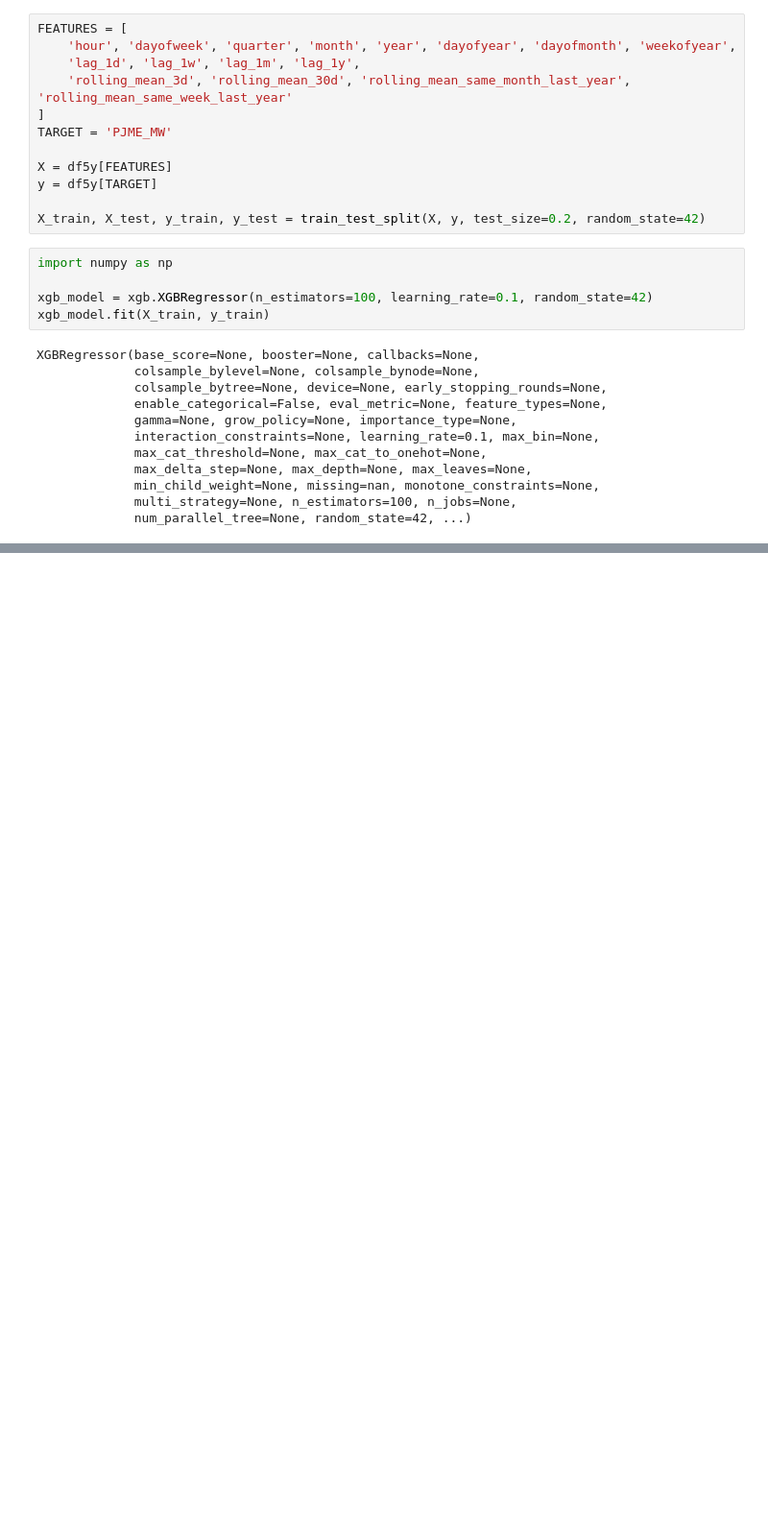
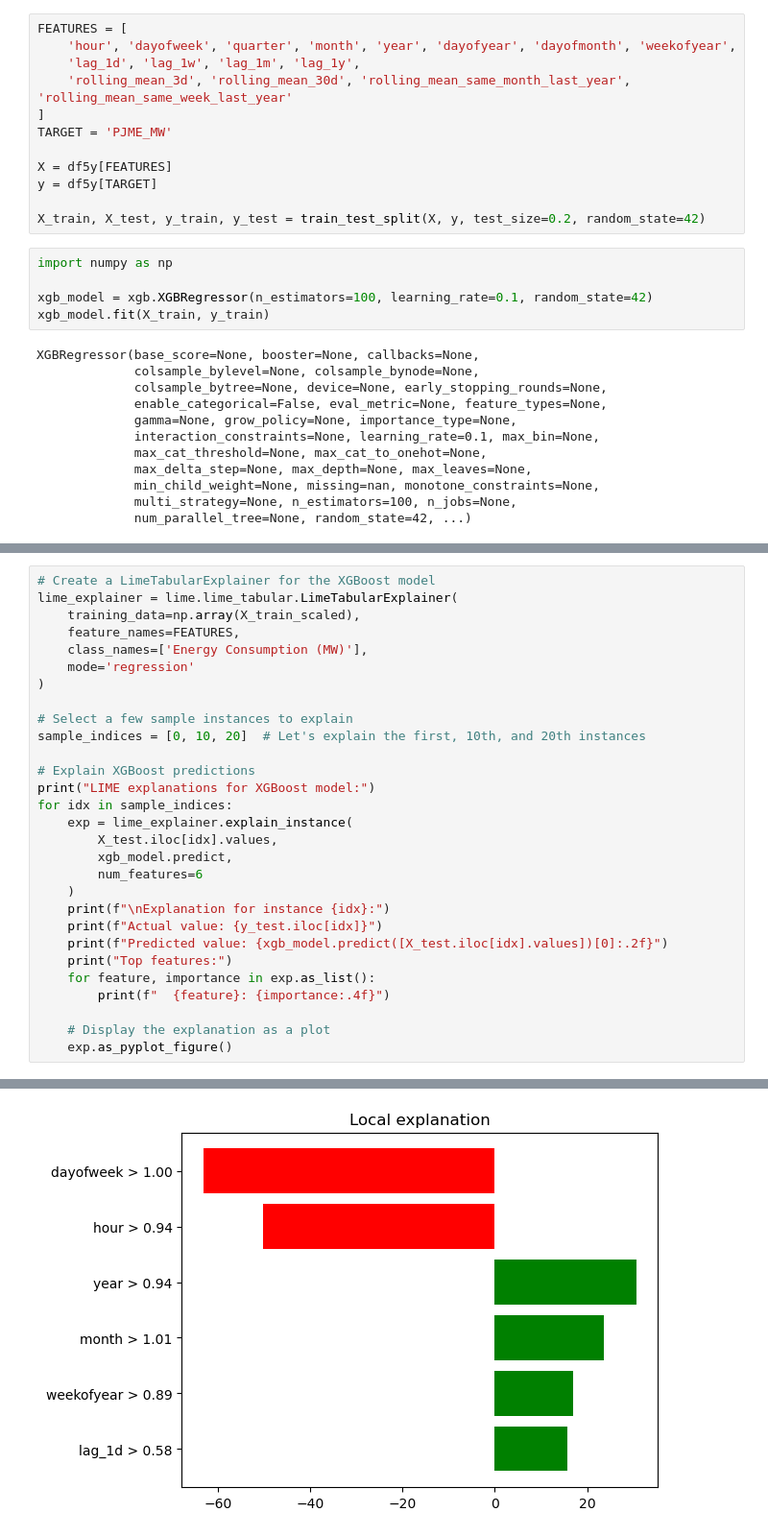
Before and after one commit to MarLaslo/DataScienceRUC, a Jupyter notebook: E13 - Explainability.ipynb, the cells around one changed output, grey strips where cells are left out. Shown at 96% size. Saved outputs shown, nothing was run; the diff lists cells and outputs as text; blank space fills up the shorter version.

```diff
--- a/E13 - Explainability.ipynb
+++ b/E13 - Explainability.ipynb
@@ -196,0 +208,30 @@ shap.force_plot(shap_values_nn.base_values[0], shap_values_nn.values[0], X_test_
+# %%
+# Create a LimeTabularExplainer for the XGBoost model
+lime_explainer = lime.lime_tabular.LimeTabularExplainer(
+    training_data=np.array(X_train_scaled),
+    feature_names=FEATURES,
+    class_names=['Energy Consumption (MW)'],
+    mode='regression'
+)
+
+# Select a few sample instances to explain
+sample_indices = [0, 10, 20]  # Let's explain the first, 10th, and 20th instances
+
+# Explain XGBoost predictions
+print("LIME explanations for XGBoost model:")
+for idx in sample_indices:
+    exp = lime_explainer.explain_instance(
+        X_test.iloc[idx].values,
+        xgb_model.predict,
+        num_features=6
+    )
+    print(f"\nExplanation for instance {idx}:")
+    print(f"Actual value: {y_test.iloc[idx]}")
+    print(f"Predicted value: {xgb_model.predict([X_test.iloc[idx].values])[0]:.2f}")
+    print("Top features:")
+    for feature, importance in exp.as_list():
+        print(f"  {feature}: {importance:.4f}")
+
+    # Display the explanation as a plot
+    exp.as_pyplot_figure()
+# %% [output]
@@ -196,0 +255 @@ shap.force_plot(shap_values_nn.base_values[0], shap_values_nn.values[0], X_test_
+[figure, added]
```
Also changed, not shown: parts of 6 cells of this notebook.
